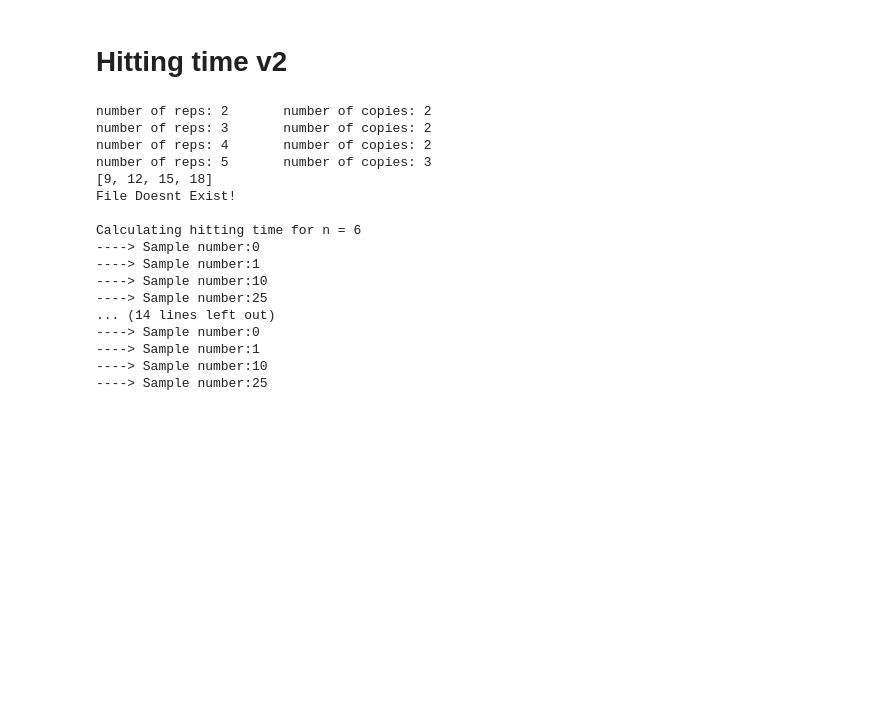
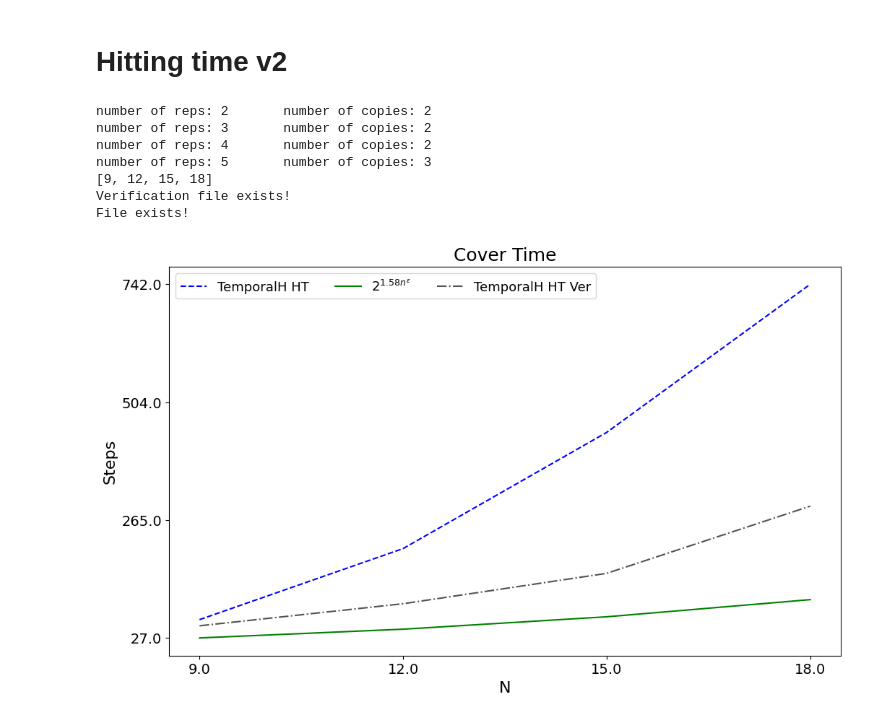
Before and after one commit to JaimePSantos/DynamicRandomWalks, a Jupyter notebook: CT-Dyn_TemporalHelix.ipynb, the cells around one changed output. Saved outputs shown, nothing was run; the diff lists cells and outputs as text; code cells hidden in the pictures; blank space fills up the shorter version.

```diff
--- a/CT-Dyn_TemporalHelix.ipynb
+++ b/CT-Dyn_TemporalHelix.ipynb
@@ -333,7 +350,7 @@ def estimate_dynamic_cover_time(graphList, num_simulations=10):
 
     return cover_times
 # %%
-epsilon = 0.50
+epsilon = 0.5
 repMin = math.ceil(
     ((2*2**(1/(1-epsilon))) - 3)/3
 )
@@ -468,7 +485,7 @@ epsilon = 0.50
 repMin = math.ceil(
     ((2*2**(1/(1-epsilon))) - 3)/3
 )
-repMax = 3*repMin
+repMax = 15*repMin
 reps = range(repMin, repMax)
 # multipleTemp = multiple_exponential_temporal_helix(reps,epsilon)
 
@@ -480,7 +497,7 @@ toNode = -1
 nrange = [math.ceil(len(g[0])/2) for g in multipleTemp]
 nrange2 = [math.ceil(len(g[0])) for g in multipleTemp]
 print(nrange2)
-samples = 25
+samples = 100
 
 
 hitting_times_file = f'Datasets/DynGraphsDTRW/hittingTimeTemporalHelix_N{nrange2[0]}-{nrange2[-1]}_EPS{epsilon}_S{samples}.txt'
@@ -658,9 +660,13 @@ samples = 25
 
 
 hitting_times_file = f'Datasets/DynGraphsDTRW/hittingTimeV2TemporalHelix_N{nrange2[0]}-{nrange2[-1]}_EPS{epsilon}_S{samples}.txt'
+hitting_times_verification_file = f'Datasets/DynGraphsDTRW/hittingTimeTemporalHelix_N{nrange2[0]}-{nrange2[-1]}_EPS{epsilon}_S{samples}.txt'
 
 if os.path.exists(hitting_times_file):
-    hitting_times = load_list_from_file(hitting_times_file)
+    hitting_times2 = load_list_from_file(hitting_times_file)
+    if os.path.exists(hitting_times_verification_file):
+        hitting_times_verification = load_list_from_file(hitting_times_verification_file)
+        print('Verification file exists!')
     estimate_hitting_time_memory = [x for x in temporal_graph_cover_time2(nrange2,epsilon,factor)]
     print('File exists!')
 else:
@@ -674,15 +680,39 @@ number of reps: 3       number of copies: 2
 number of reps: 4       number of copies: 2
 number of reps: 5       number of copies: 3
 [9, 12, 15, 18]
-File Doesnt Exist!
-
-Calculating hitting time for n = 6
-----> Sample number:0
-----> Sample number:1
-----> Sample number:10
-----> Sample number:25
-... (14 lines left out)
-----> Sample number:0
-----> Sample number:1
-----> Sample number:10
-----> Sample number:25
+Verification file exists!
+File exists!
+# %%
+alphaLabelList = [r'TemporalH HT',r'$2^{' +f'{factor}' +r'n^\epsilon}$', r'TemporalH HT Ver']
+
+params = {
+    'font_size' : 14,
+    'figsize': (12, 7),
+    'plot_title' : f'Cover Time',
+    'x_label' : 'N',
+    'y_label' : "Steps",
+    'legend_labels' : alphaLabelList,
+    'legend_loc': "best",
+    # 'legend_title' : r'$\alpha$',
+    'legend_ncol' : 3,
+    'color_list' : ['#0000FF', '#008000', '#525252'],
+    'line_style_list' : ['--', '-','-.' ],
+    # 'save_path' : f'Output/OrientedDynamics/orientedDynamics_N{N}_NWALKS{len(alphaList)}_Alphas{str([round(a, 2) for a in alphaList]).replace(", ", "-").replace("[", "").replace("]", "")}_TMAX{round(t)}.png',
+    'use_loglog': False,
+    'use_cbar' : False,
+    'cbar_label' : None,
+    'cbar_ticks' : None,
+    'cbar_tick_labels' : None,
+    'x_lim' : None,
+    'x_num_ticks' : 8,
+    'y_num_ticks' : 8,
+    'x_round_val' : 0,
+    'y_round_val' : 0,
+}
+node_value_matrix = list(nrange)
+
+
+# plot_qwak(x_value_matrix = [nrange2,nrange2] , y_value_matrix = [cover_times,estimate_cover_time],**params)
+plot_qwak(x_value_matrix = [nrange2,nrange2,nrange2] , y_value_matrix = [hitting_times2,estimate_hitting_time_memory,hitting_times_verification],**params)
+# %% [output]
+[figure, added]
```
Also changed, not shown: parts of 4 cells of this notebook, 5 other files.
